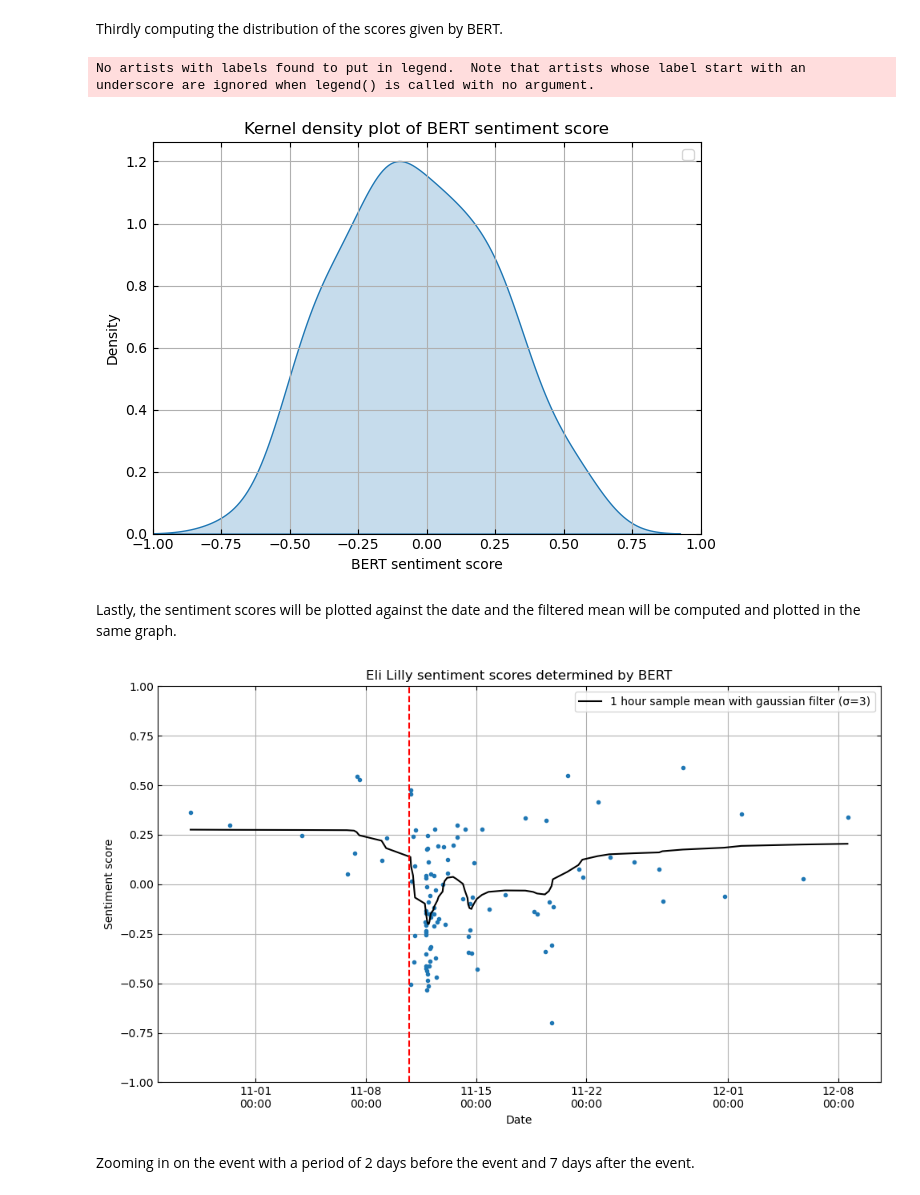
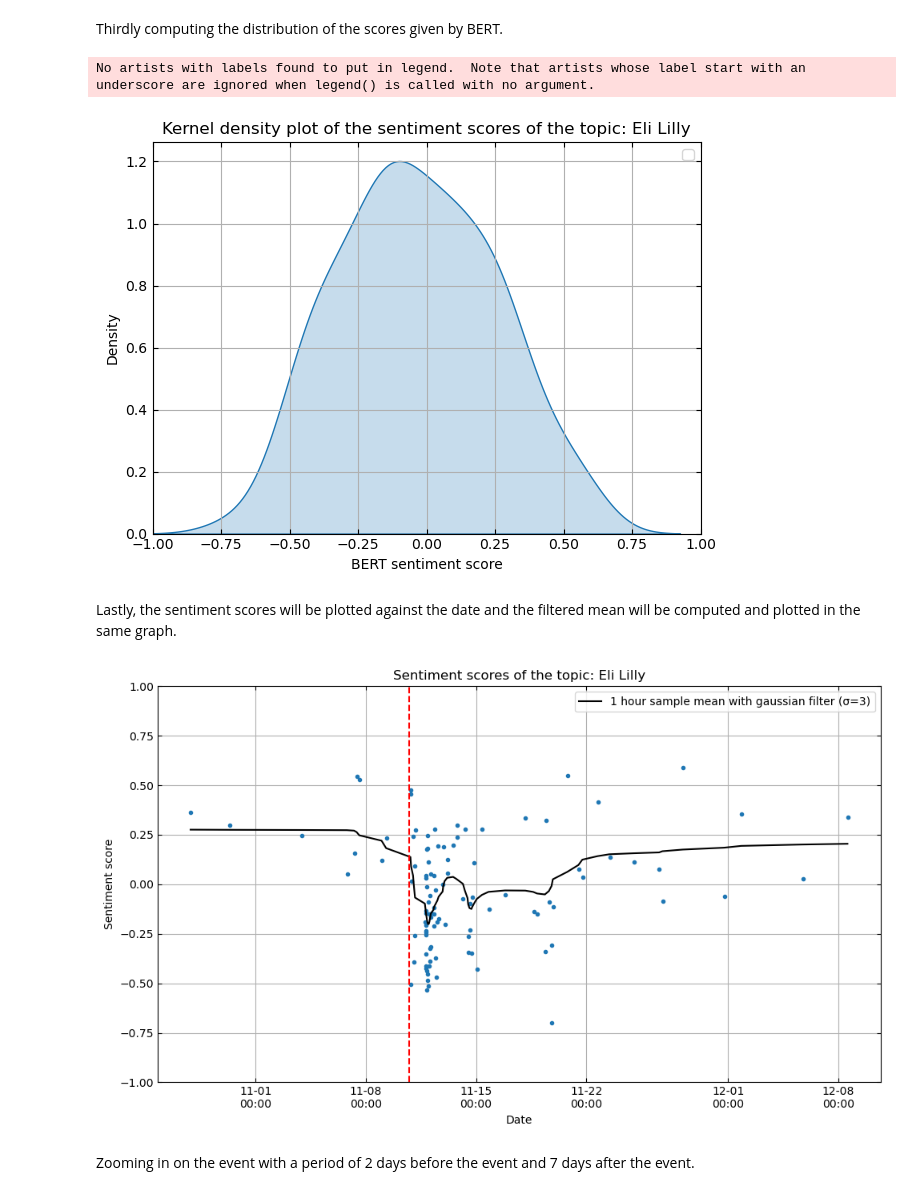
Before and after one commit to lucbijl/sociophysics, a Jupyter notebook: sentiment-analysis/lly-analysis.ipynb, the cells around one changed output. Drawn from its saved outputs; the diff is of its cells as text; code cells hidden in the pictures.

Commit message:
Updated the stock analysis and sentiment analysis.

```diff
--- a/sentiment-analysis/lly-analysis.ipynb
+++ b/sentiment-analysis/lly-analysis.ipynb
@@ -70,18 +70,18 @@ Thirdly computing the distribution of the scores given by BERT.
 # %%
 sns.kdeplot(data=df_lilly[['BERT sentiment score']], shade=True)
 
 plt.tick_params(axis='both', direction='in',top=True, right=True)
 plt.xlim(-1,1)
-plt.title('Kernel density plot of BERT sentiment score')
+plt.title('Kernel density plot of the sentiment scores of the topic: Eli Lilly')
 plt.xlabel('BERT sentiment score')
 plt.grid(True)
 plt.legend()
 
 plt.tight_layout()
 plt.show()
 # %% [output]
 No artists with labels found to put in legend.  Note that artists whose label start with an underscore are ignored when legend() is called with no argument.
-[figure, old version]
+[figure, new version]
 # %% [markdown]
 Lastly, the sentiment scores will be plotted against the date and the filtered mean will be computed and plotted in the same graph.
 # %%
@@ -97,7 +97,7 @@ plt.plot(df_lilly.index, df_lilly['BERT sentiment score'], marker='.', linestyle
 plt.plot(df_lilly_resampled.index, smoothed_scores, color='black', label=f'1 hour sample mean with gaussian filter (σ={sigma})')
 plt.ylim(-1,1)
 
-plt.title('Eli Lilly sentiment scores determined by BERT')
+plt.title('Sentiment scores of the topic: Eli Lilly')
 plt.xlabel('Date')
 plt.ylabel('Sentiment score')
 plt.grid(True)
@@ -112,7 +112,7 @@ plt.gca().xaxis.set_major_formatter(date_format)
 plt.tight_layout()
 plt.show()
 # %% [output]
-[figure, old version]
+[figure, new version]
 # %% [markdown]
 Zooming in on the event with a period of 2 days before the event and 7 days after the event.
 # %%
```
Also changed, not shown: parts of 3 cells of this notebook, 1 other file.
